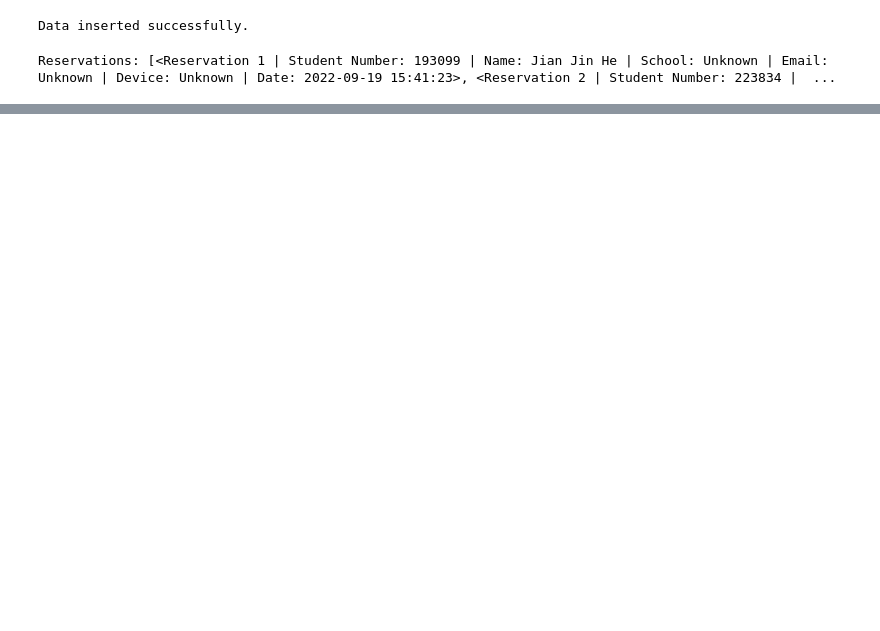
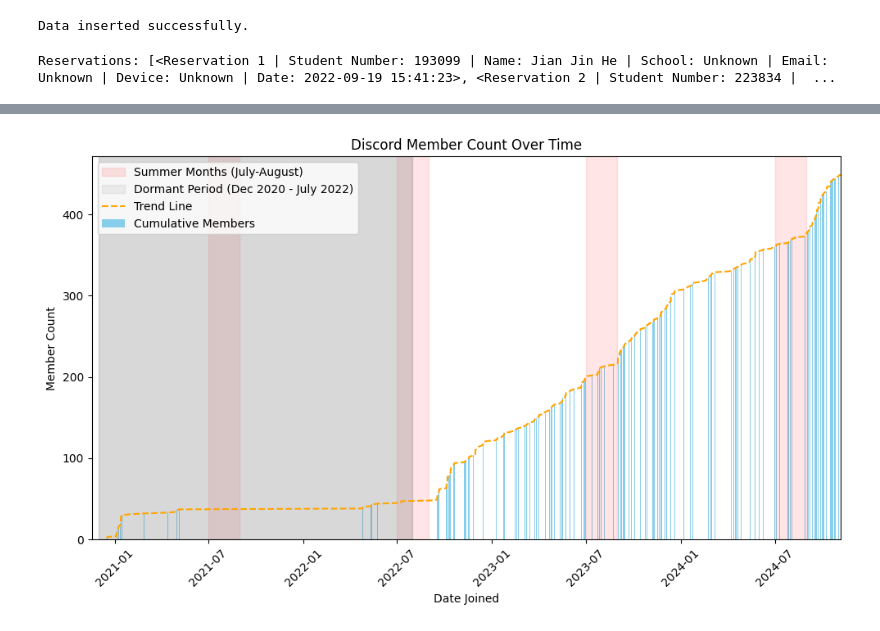
Before and after one commit to SavvX/GameBooker, a Jupyter notebook: data.ipynb, the cells around one changed output, grey strips where cells are left out. Saved outputs shown, nothing was run; the diff lists cells and outputs as text; code cells hidden in the pictures; blank space fills up the shorter version.

```diff
--- a/data.ipynb
+++ b/data.ipynb
@@ -240,0 +236,2 @@ for year in average_per_month.index:
+# %%
+members = pd.read_csv('data/members.csv')
@@ -240,0 +254,46 @@ for year in average_per_month.index:
+# %%
+# Ensure 'joined' column is in datetime format
+members['joined'] = pd.to_datetime(members['joined'])
+
+# Group by 'joined' date and count the number of members who joined on each date
+member_counts = members.groupby('joined').size().cumsum()  # Cumulative count over time
+
+# Plotting the bar chart
+plt.figure(figsize=(10, 6))
+bar_plot = plt.bar(member_counts.index, member_counts.values, color='skyblue', label='Cumulative Members')
+
+# Adding a trend line
+z = np.polyfit(range(len(member_counts)), member_counts.values, 1)  # Linear fit (degree=1)
+p = np.poly1d(z)
+trend_line, = plt.plot(member_counts.index, p(range(len(member_counts))), color='orange', linestyle='--', label='Trend Line')
+
+# Add red zones for the summer months (July, August) of each year in the data
+for year in member_counts.index.year.unique():
+    start_date = pd.Timestamp(f"{year}-07-01")
+    end_date = pd.Timestamp(f"{year}-08-31")
+    plt.axvspan(start_date, end_date, color='red', alpha=0.1)
+
+# Add gray zone for the dormant period
+start_date = pd.Timestamp("2020-12-01")
+end_date = pd.Timestamp("2022-07-31")
+plt.axvspan(start_date, end_date, color='gray', alpha=0.3)
+
+# Custom legend entries for red and gray zones
+summer_patch = mpatches.Patch(color='red', alpha=0.1, label='Summer Months (July-August)')
+dormant_patch = mpatches.Patch(color='gray', alpha=0.1, label='Dormant Period (Dec 2020 - July 2022)')
+
+# Formatting the chart
+plt.xlim([member_counts.index.min() - pd.Timedelta(days=30), member_counts.index.max()])
+plt.xlabel('Date Joined')
+plt.ylabel('Member Count')
+plt.title('Discord Member Count Over Time')
+
+# Adding all legend entries
+plt.legend(handles=[summer_patch, dormant_patch, trend_line, bar_plot], loc='upper left')
+plt.xticks(rotation=45)
+plt.tight_layout()
+
+# Display the chart
+plt.show()
+# %% [output]
+[figure, added]
```
Also changed, not shown: parts of 12 cells of this notebook, 13 other files.
